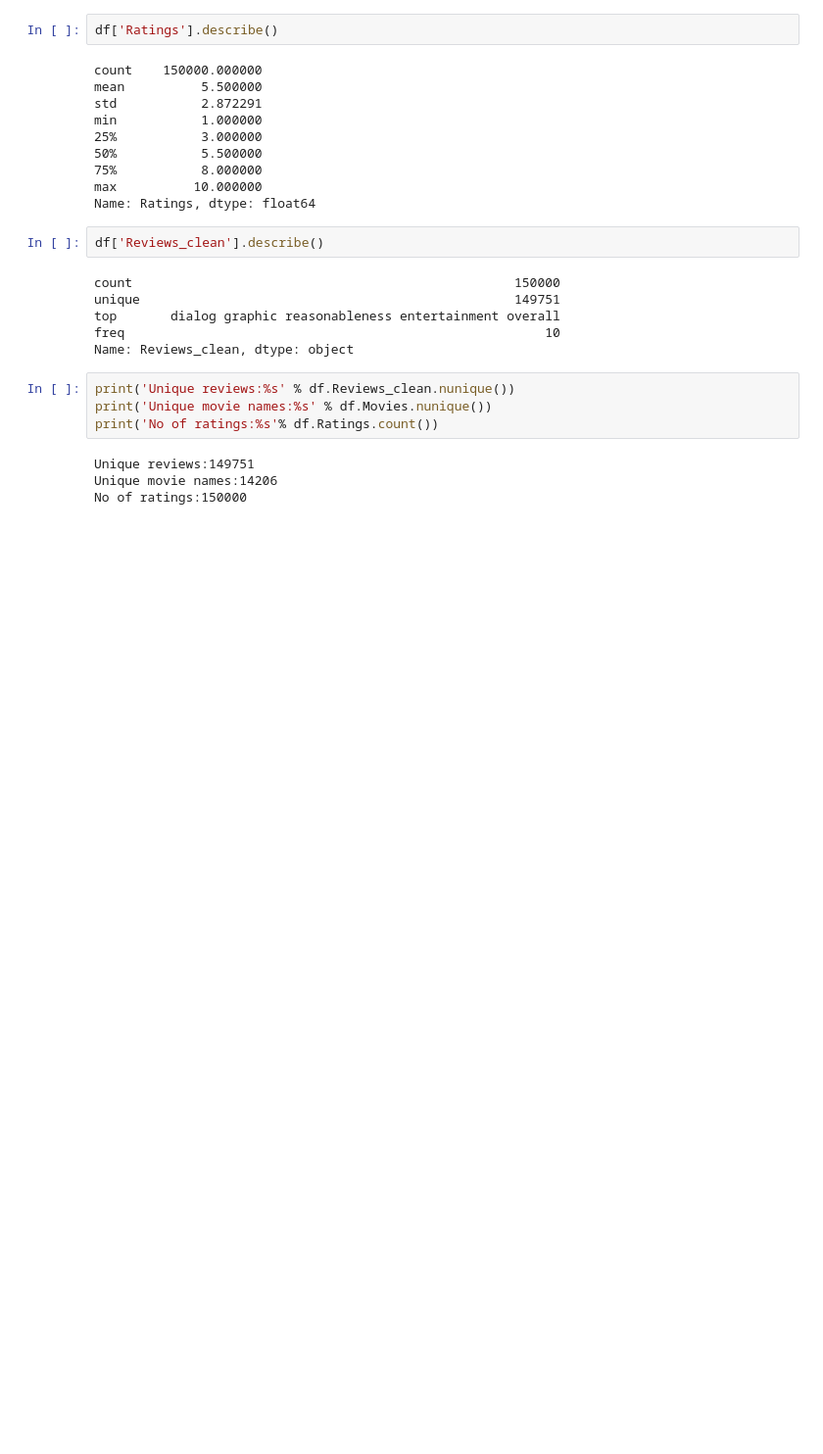
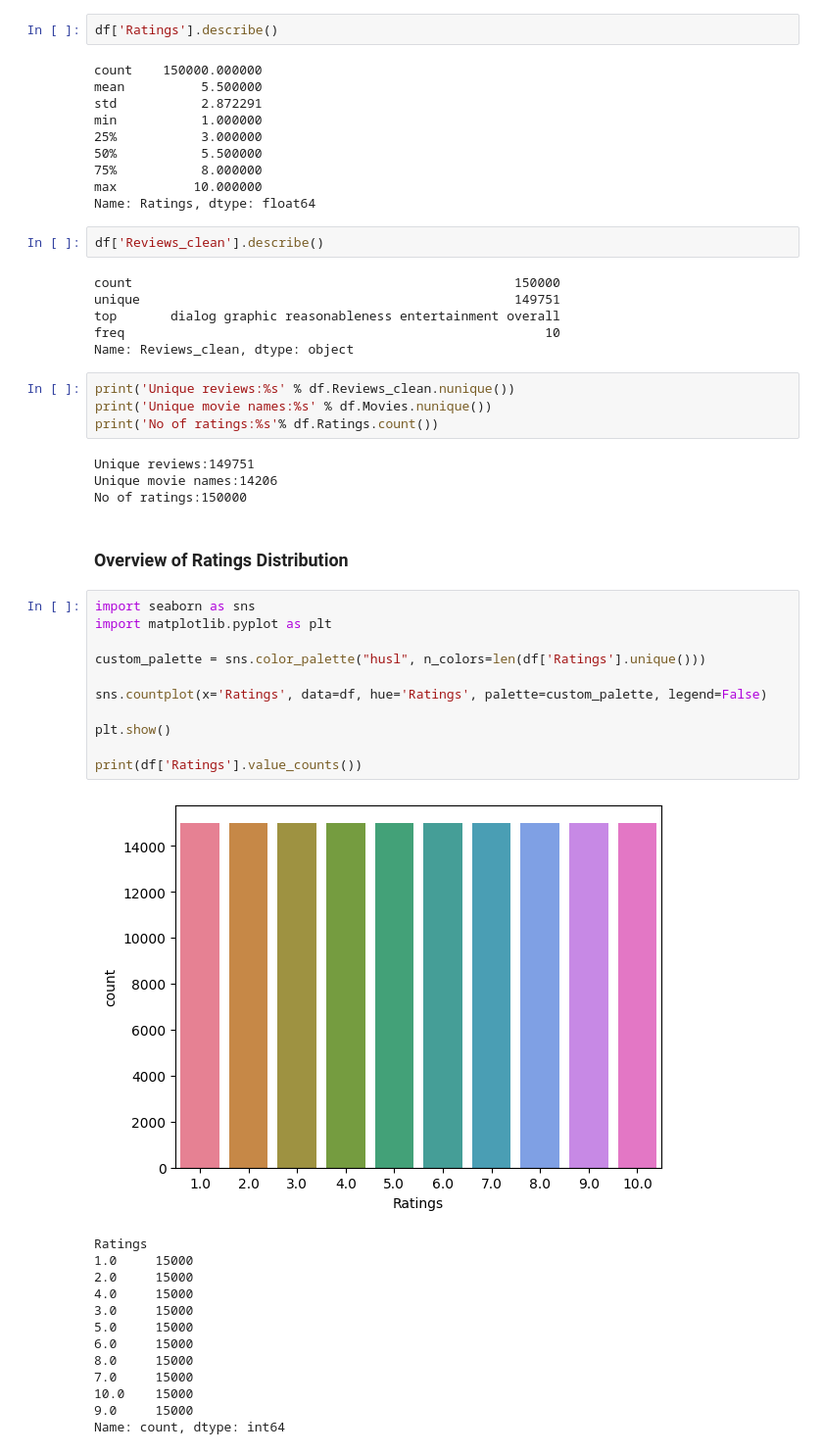
Before and after one commit to Danitilahun/Sentiment-Analysis, a Jupyter notebook: Data_Preprocessing_and_EDA.ipynb, the cells around one changed output. Shown at 98% size. Saved outputs shown, nothing was run; the diff lists cells and outputs as text; blank space fills up the shorter version.

Commit message:
Overview of Ratings Distribution

```diff
--- a/Data_Preprocessing_and_EDA.ipynb
+++ b/Data_Preprocessing_and_EDA.ipynb
@@ -455,3 +455,30 @@ print('No of ratings:%s'% df.Ratings.count())
 Unique reviews:149751
 Unique movie names:14206
 No of ratings:150000
+# %% [markdown]
+### Overview of Ratings Distribution
+# %%
+import seaborn as sns
+import matplotlib.pyplot as plt
+
+custom_palette = sns.color_palette("husl", n_colors=len(df['Ratings'].unique()))
+
+sns.countplot(x='Ratings', data=df, hue='Ratings', palette=custom_palette, legend=False)
+
+plt.show()
+
+print(df['Ratings'].value_counts())
+# %% [output]
+[figure, added]
+Ratings
+1.0     15000
+2.0     15000
+4.0     15000
+3.0     15000
+5.0     15000
+6.0     15000
+8.0     15000
+7.0     15000
+10.0    15000
+9.0     15000
+Name: count, dtype: int64
```
